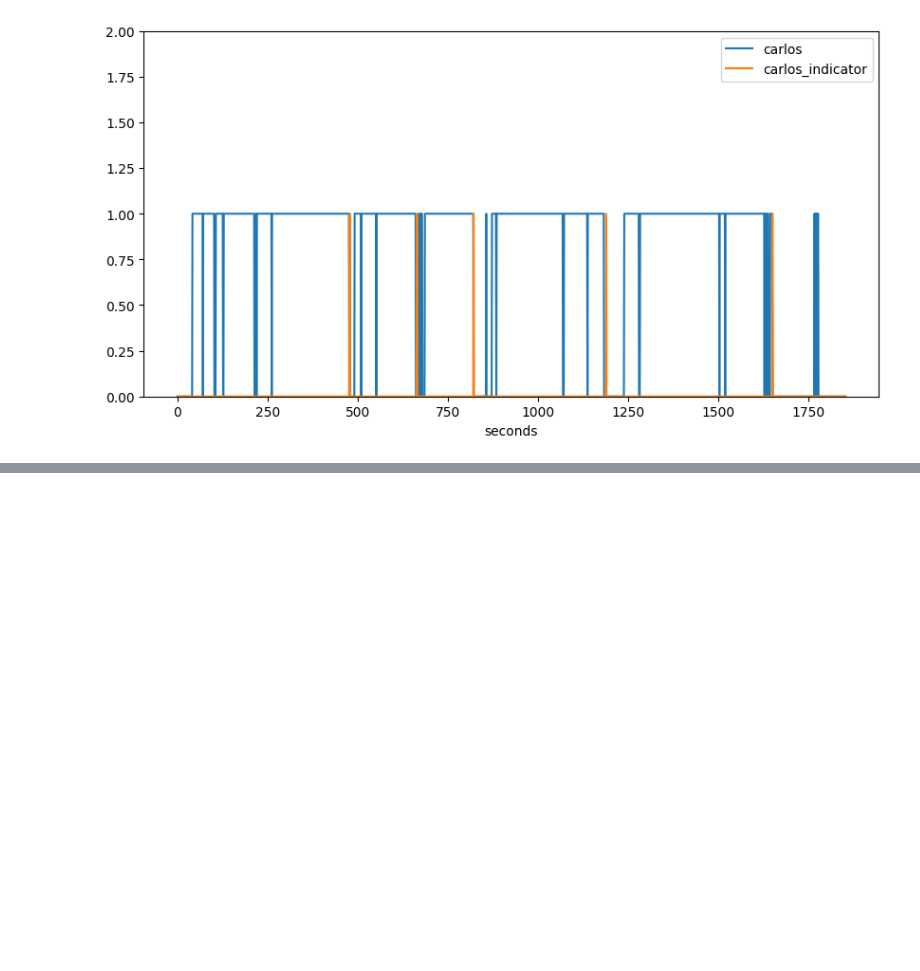
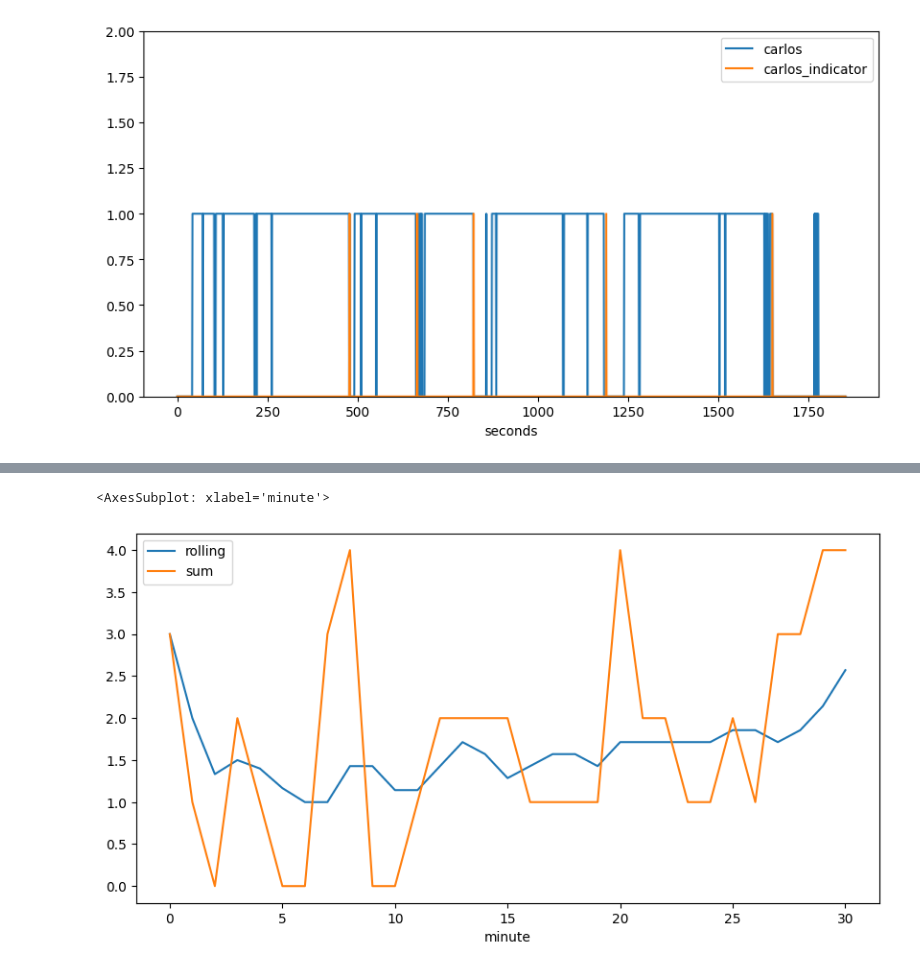
Before and after one commit to jan-ra/attention-keeper, a Jupyter notebook: data-processing.ipynb, the cells around one changed output, grey strips where cells are left out. Saved outputs shown, nothing was run; the diff lists cells and outputs as text; code cells hidden in the pictures; blank space fills up the shorter version.

```diff
--- a/data-processing.ipynb
+++ b/data-processing.ipynb
@@ -99,0 +214,7 @@ new.plot(x="seconds",y=["carlos", "carlos_indicator"],kind="line", ylim=(0,2), f
+# %%
+test["rolling"] = test["sum"].rolling(7, min_periods=1).mean()
+# %%
+test.plot(y=["rolling", "sum"], figsize=(10,5))
+# %% [output]
+<AxesSubplot: xlabel='minute'>
+[figure, added]
```
Also changed, not shown: parts of 16 cells of this notebook.
